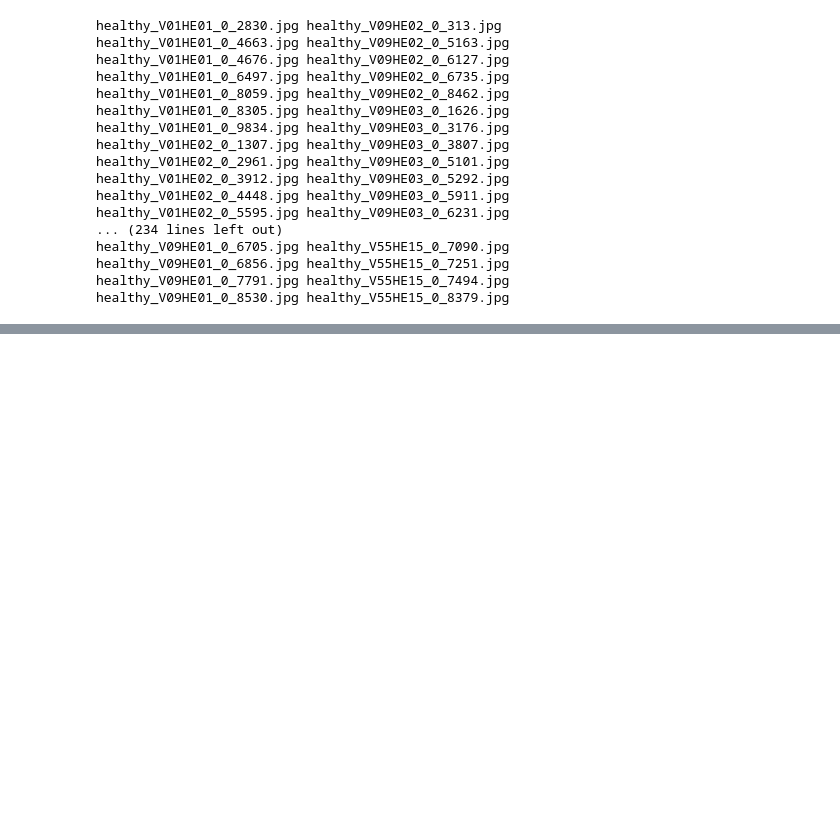
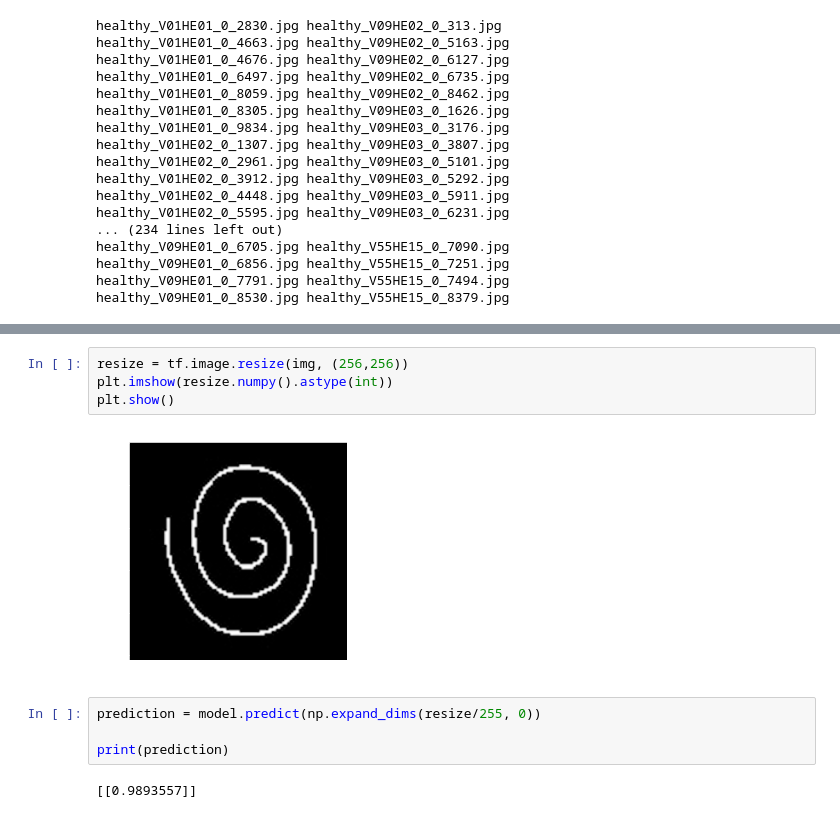
Before and after one commit to mahimairaja/Parkinson_Detection_spiral, a Jupyter notebook: Parkinson_Detection/Hand_drawings/Testing_01.ipynb, the cells around one changed output, grey strips where cells are left out. Drawn from its saved outputs; the diff is of its cells as text; blank space fills up the shorter version.

```diff
--- a/Parkinson_Detection/Hand_drawings/Testing_01.ipynb
+++ b/Parkinson_Detection/Hand_drawings/Testing_01.ipynb
@@ -76,0 +94,12 @@ The person is Healthy
+# %%
+resize = tf.image.resize(img, (256,256))
+plt.imshow(resize.numpy().astype(int))
+plt.show()
+# %% [output]
+[figure, added]
+# %%
+prediction = model.predict(np.expand_dims(resize/255, 0))
+
+print(prediction)
+# %% [output]
+[[0.9893557]]
```
Also changed, not shown: parts of 15 cells of this notebook.
